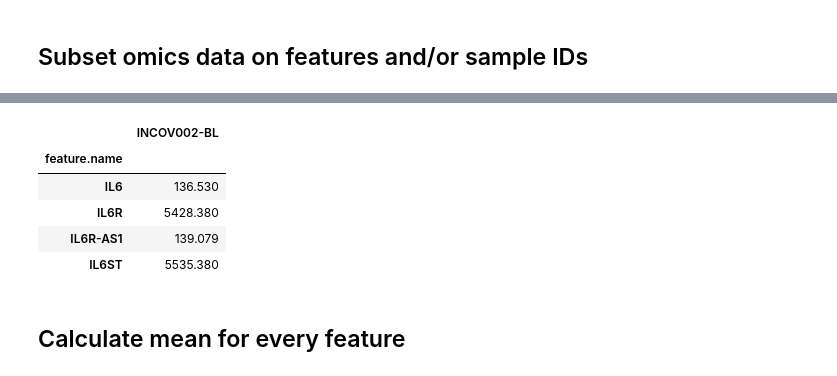
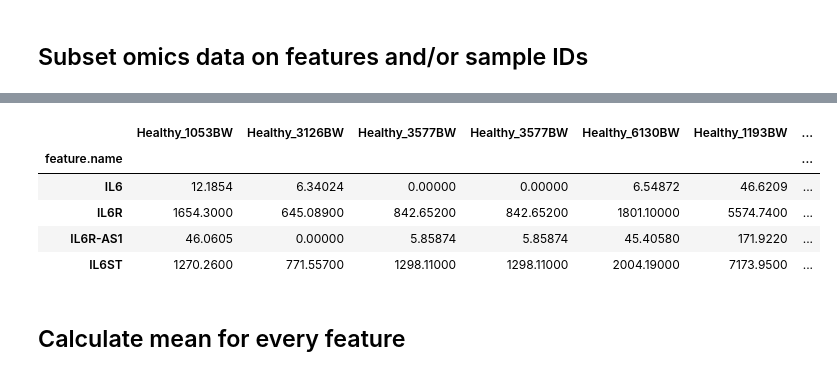
Before and after one commit to Xomics/TWOCdemonstrator, a Jupyter notebook: tools/python_read_omics/IL6.ipynb, the cells around one changed output, grey strips where cells are left out. Cells and saved outputs as stored; diff of their text form; code cells hidden in the pictures.

```diff
--- a/tools/python_read_omics/IL6.ipynb
+++ b/tools/python_read_omics/IL6.ipynb
@@ -83,16 +144,18 @@ create_feature_PID(transcriptomics_feature_metadata)
 # %%
 features_list = ['IL6', 'IL6R', 'IL6R-AS1','IL6ST']
-sample_list = ['INCOV002-BL']
+
+#SampleID, Healthy individual
+sample_list = ["Healthy_1053BW", "Healthy_3126BW", "Healthy_3577BW", "Healthy_3577BW", "Healthy_6130BW", "Healthy_1193BW", "Healthy_2773BW", "Healthy_2982BW", "Healthy_3283BW", "Healthy_5046BW", "Healthy_7541BW", "Healthy_BP0219101", "Healthy_BP0319250", "Healthy_BP05191345", "Healthy_BP08191115"]
 
 df_subset = subset_omics_data(df, feature_list=features_list, sample_list=sample_list)
 df_subset
 # %% [output]
-|  | INCOV002-BL |
-| feature.name |  |
-| IL6 | 136.530 |
-| IL6R | 5428.380 |
-| IL6R-AS1 | 139.079 |
-| IL6ST | 5535.380 |
+|  | Healthy_1053BW | Healthy_3126BW | Healthy_3577BW | Healthy_3577BW | Healthy_6130BW | Healthy_1193BW | ... |
+| feature.name |  |  |  |  |  |  | ... |
+| IL6 | 12.1854 | 6.34024 | 0.00000 | 0.00000 | 6.54872 | 46.6209 | ... |
+| IL6R | 1654.3000 | 645.08900 | 842.65200 | 842.65200 | 1801.10000 | 5574.7400 | ... |
+| IL6R-AS1 | 46.0605 | 0.00000 | 5.85874 | 5.85874 | 45.40580 | 171.9220 | ... |
+| IL6ST | 1270.2600 | 771.55700 | 1298.11000 | 1298.11000 | 2004.19000 | 7173.9500 | ... |
 # %% [markdown]
 ## Calculate mean for every feature
 # %%
```
Also changed, not shown: parts of 4 cells of this notebook, 1 other file.
